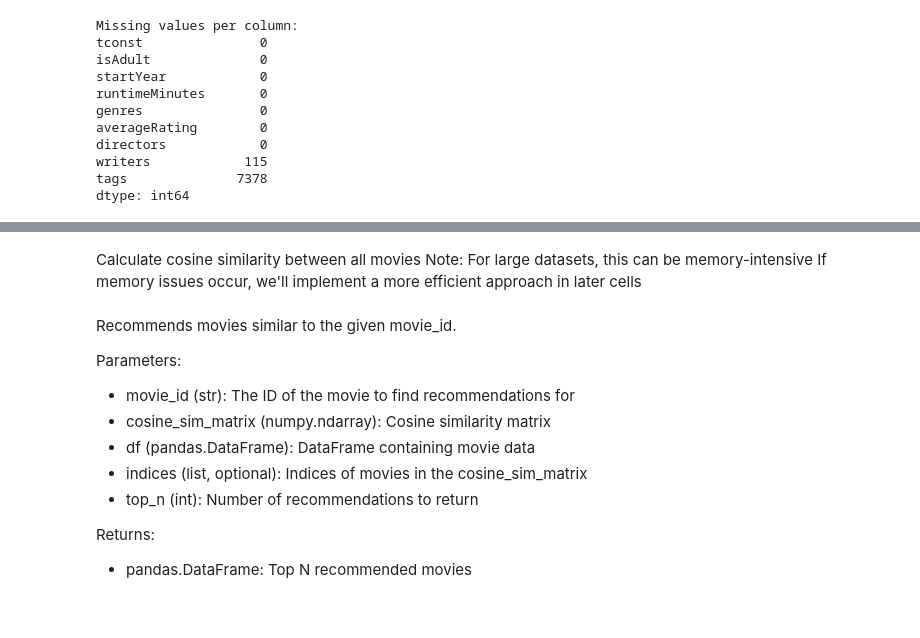
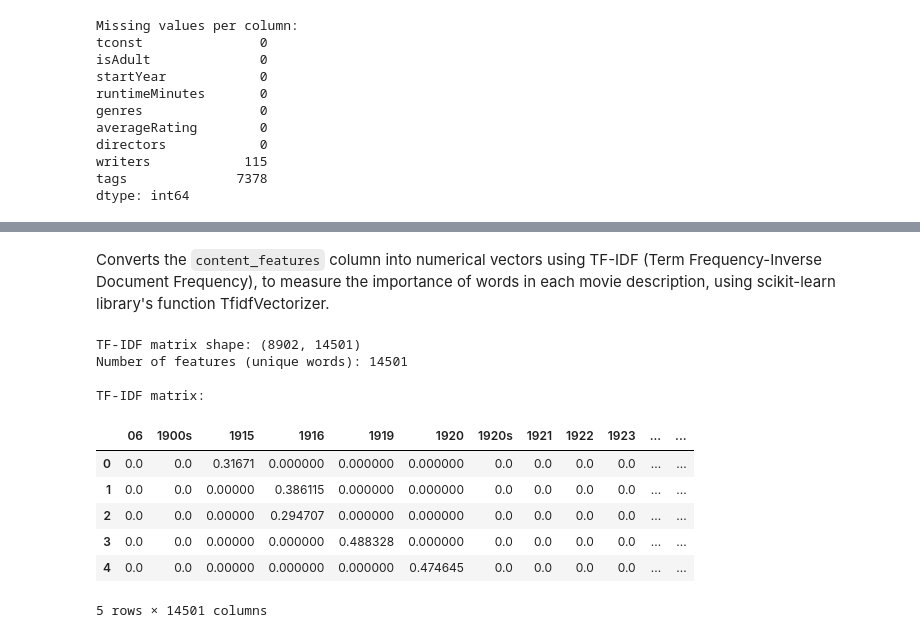
Before and after one commit to WilliamKyaww/Movie-Recommendations, a Jupyter notebook: 4. Content Based Filtering.ipynb, the cells around one changed output, grey strips where cells are left out. Cells and saved outputs as stored; diff of their text form; code cells hidden in the pictures.

````diff
--- a/4. Content Based Filtering.ipynb
+++ b/4. Content Based Filtering.ipynb
@@ -97,14 +107,28 @@ display(df_movie[['tconst', 'content_features']].head())
+# %% [markdown]
+Converts the ```content_features``` column into numerical vectors using TF-IDF (Term Frequency-Inverse Document Frequency), to measure the importance of words in each movie description, using scikit-learn library's function TfidfVectorizer.
 # %%
 from sklearn.feature_extraction.text import TfidfVectorizer
 
 # Create TF-IDF vectors from the content features
-print("Creating TF-IDF matrix...")
 tfidf = TfidfVectorizer(stop_words='english')
 tfidf_matrix = tfidf.fit_transform(df_movie['content_features'].fillna(''))
 
 print(f"TF-IDF matrix shape: {tfidf_matrix.shape}")
-print(f"Number of features: {len(tfidf.get_feature_names_out())}")
+print(f"Number of features (unique words): {len(tfidf.get_feature_names_out())}")
+
+# Convert to dataFrame and display
+tfidf_df = pd.DataFrame(tfidf_matrix.toarray(), columns=tfidf.get_feature_names_out())
+print("\nTF-IDF matrix:")
+display(tfidf_df.iloc[:, :].head())
+# %% [output]
+TF-IDF matrix shape: (8902, 14501)
+Number of features (unique words): 14501
+
+TF-IDF matrix:
+|  | 06 | 1900s | 1915 | 1916 | 1919 | 1920 | 1920s | 1921 | 1922 | 1923 | ... | ... |
+| 0 | 0.0 | 0.0 | 0.31671 | 0.000000 | 0.000000 | 0.000000 | 0.0 | 0.0 | 0.0 | 0.0 | ... | ... |
+| 1 | 0.0 | 0.0 | 0.00000 | 0.386115 | 0.000000 | 0.000000 | 0.0 | 0.0 | 0.0 | 0.0 | ... | ... |
+| 2 | 0.0 | 0.0 | 0.00000 | 0.294707 | 0.000000 | 0.000000 | 0.0 | 0.0 | 0.0 | 0.0 | ... | ... |
+| 3 | 0.0 | 0.0 | 0.00000 | 0.000000 | 0.488328 | 0.000000 | 0.0 | 0.0 | 0.0 | 0.0 | ... | ... |
+| 4 | 0.0 | 0.0 | 0.00000 | 0.000000 | 0.000000 | 0.474645 | 0.0 | 0.0 | 0.0 | 0.0 | ... | ... |
+5 rows × 14501 columns
-# %% [markdown]
-Calculate cosine similarity between all movies
-Note: For large datasets, this can be memory-intensive
-If memory issues occur, we'll implement a more efficient approach in later cells
@@ -130,12 +134,0 @@ print(f"Cosine similarity matrix shape: {cosine_sim.shape}")
-# %% [markdown]
-Recommends movies similar to the given movie_id.
-
-Parameters:
-- movie_id (str): The ID of the movie to find recommendations for
-- cosine_sim_matrix (numpy.ndarray): Cosine similarity matrix
-- df (pandas.DataFrame): DataFrame containing movie data
-- indices (list, optional): Indices of movies in the cosine_sim_matrix
-- top_n (int): Number of recommendations to return
-
-Returns:
-- pandas.DataFrame: Top N recommended movies
````
Also changed, not shown: parts of 12 cells of this notebook, 3 other files.
